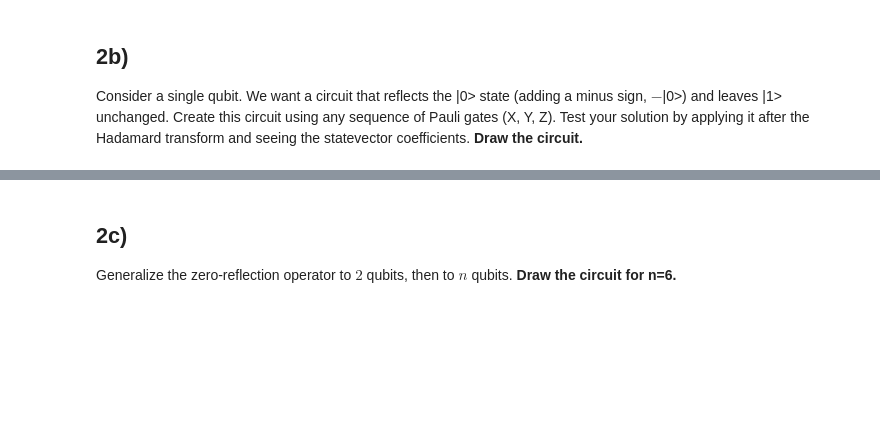
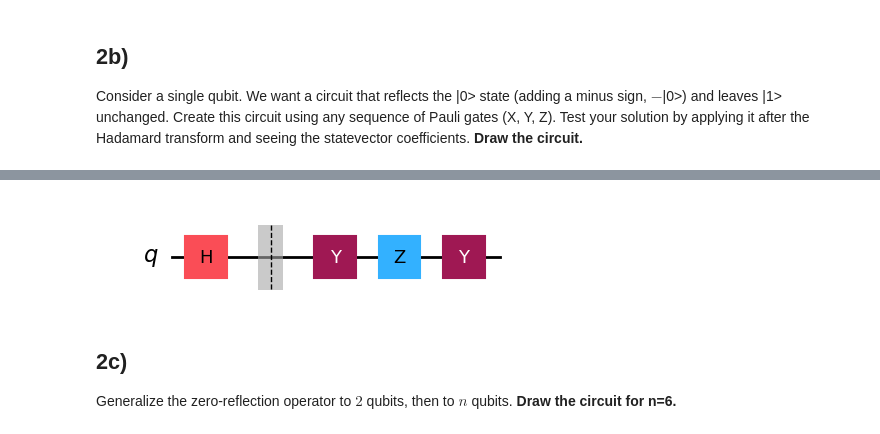
Before and after one commit to ajay-mk/VTQ-Hackathon-Solutions, a Jupyter notebook: VTQ_Hackathon_prompt.ipynb, the cells around one changed output, grey strips where cells are left out. Drawn from its saved outputs; the diff is of its cells as text; code cells hidden in the pictures; blank space fills up the shorter version.

```diff
--- a/VTQ_Hackathon_prompt.ipynb
+++ b/VTQ_Hackathon_prompt.ipynb
@@ -252,3 +591,84 @@ Create a 3 qubit circuit and apply the Hadamard transform as shown below. Run th
 ## **2b)**
 
 Consider a single qubit. We want a circuit that reflects the |0> state (adding a minus sign, $-$|0>) and leaves |1> unchanged. Create this circuit using any sequence of Pauli gates (X, Y, Z). Test your solution by applying it after the Hadamard transform and seeing the statevector coefficients. **Draw the circuit.**
+# %%
+# Create the circuit with YZY sequence
+qc = QuantumCircuit(1)
+qc.y(0)
+qc.z(0)
+qc.y(0)
+qc.draw('mpl')
+
+qc_test1 = QuantumCircuit(1)
+qc_test1.save_statevector(label='initial')
+qc_test1.y(0)
+qc_test1.z(0)
+qc_test1.y(0)
+qc_test1.save_statevector(label='final')
+
+simulator = AerSimulator()
+result1 = simulator.run(qc_test1).result()
+
+initial_state = result1.data()['initial']
+final_state = result1.data()['final']
+
+print("\nInitial state |0⟩:")
+print(f"  |0⟩: {initial_state[0]}")
+print(f"  |1⟩: {initial_state[1]}")
+
+print("\nFinal state:")
+print(f"  |0⟩: {final_state[0]}")
+print(f"  |1⟩: {final_state[1]}")
+
+
+qc_test2 = QuantumCircuit(1)
+qc_test2.y(0)
+qc_test2.save_statevector(label='initial')
+qc_test2.y(0)
+qc_test2.z(0)
+qc_test2.y(0)
+qc_test2.save_statevector(label='final')
+
+result2 = simulator.run(qc_test2).result()
+
+initial_state2 = result2.data()['initial']
+final_state2 = result2.data()['final']
+
+print("\nInitial state |1⟩:")
+print(f"  |0⟩: {initial_state2[0]}")
+print(f"  |1⟩: {initial_state2[1]}")
+
+print("\nFinal state:")
+print(f"  |0⟩: {final_state2[0]}")
+print(f"  |1⟩: {final_state2[1]}")
+
+# Test: Apply after Hadamard (creates superposition)
+qc_hadamard = QuantumCircuit(1)
+qc_hadamard.h(0)
+qc_hadamard.save_statevector(label='after_H')
+qc_hadamard.y(0)
+qc_hadamard.z(0)
+qc_hadamard.y(0)
+qc_hadamard.save_statevector(label='after_YZY')
+
+result3 = simulator.run(qc_hadamard).result()
+
+after_h = result3.data()['after_H']
+after_xzx = result3.data()['after_YZY']
+
+print("\nAfter Hadamard: (|0⟩ + |1⟩)/√2")
+print(f"  |0⟩: {after_h[0]}")
+print(f"  |1⟩: {after_h[1]}")
+
+print("\nAfter YZY: (-|0⟩ + |1⟩)/√2")
+print(f"  |0⟩: {after_xzx[0]}")
+print(f"  |1⟩: {after_xzx[1]}")
+
+qc_complete = QuantumCircuit(1)
+qc_complete.h(0)
+qc_complete.barrier()
+qc_complete.y(0)
+qc_complete.z(0)
+qc_complete.y(0)
+qc_complete.draw('mpl')
+# %% [output]
@@ -255,3 +692,4 @@ Consider a single qubit. We want a circuit that reflects the |0> state (adding a
+[figure, added]
 # %% [markdown]
 ## **2c)**
 
```
Also changed, not shown: parts of 20 cells of this notebook.
